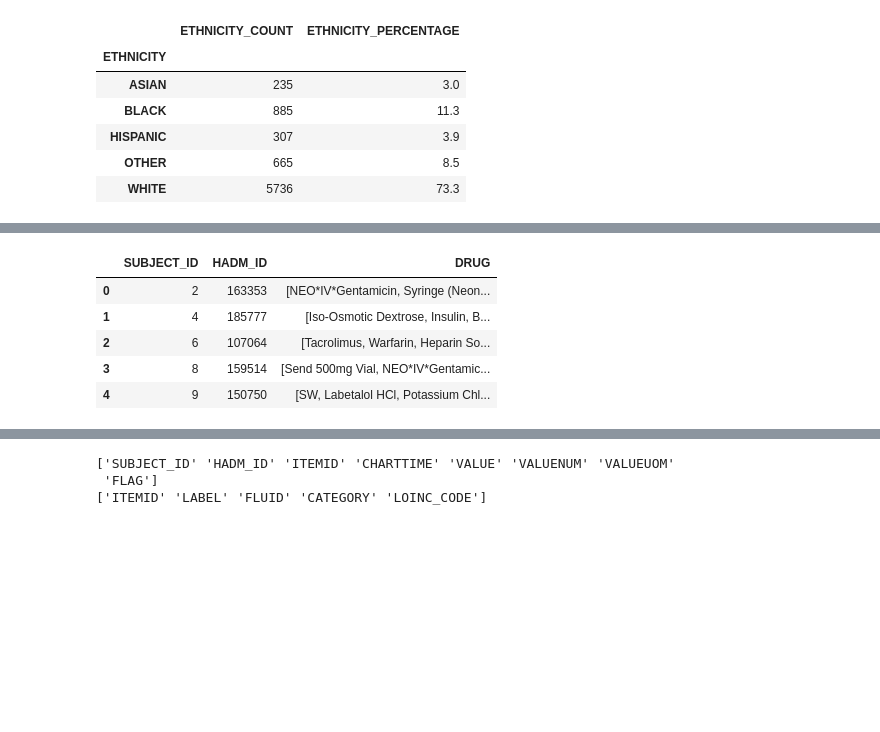
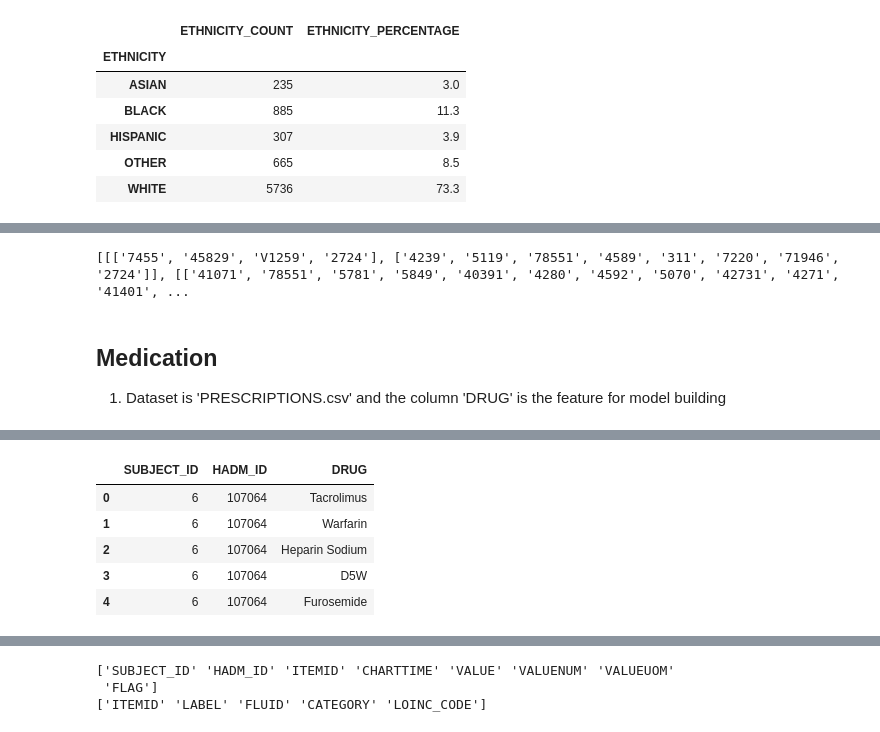
Before and after one commit to bearnomore/CS598_DL4Health, a Jupyter notebook: CS598_DL4Health_Dataset_Processing.ipynb, the cells around one changed output, grey strips where cells are left out. Cells and saved outputs as stored; diff of their text form; code cells hidden in the pictures; blank space fills up the shorter version.

```diff
--- a/CS598_DL4Health_Dataset_Processing.ipynb
+++ b/CS598_DL4Health_Dataset_Processing.ipynb
@@ -154,3 +153,17 @@ the number of ICD codes is:  1295
+# %%
+picklefile = "ICD_seq.pkl"
+with open(output_path + picklefile, "wb") as pkl_wb_obj:
+    pickle.dump(ICDs, pkl_wb_obj)
+
+# #Check if the ICD_seq was saved properly
+# with open(output_path + picklefile, "rb") as pkl_rb_obj:
+#     seqs = pickle.load(pkl_rb_obj)
+# print(seqs)
+# %% [output]
+[[['7455', '45829', 'V1259', '2724'], ['4239', '5119', '78551', '4589', '311', '7220', '71946', '2724']], [['41071', '78551', '5781', '5849', '40391', '4280', '4592', '5070', '42731', '4271', '41401', ...
+# %% [markdown]
+## Medication
+1. Dataset is 'PRESCRIPTIONS.csv' and the column 'DRUG' is the feature for model building
 # %%
 prescriptions = pd.read_csv(input_path + 'PRESCRIPTIONS.csv', low_memory=False).drop(['ROW_ID'],axis = 1)
 print(prescriptions.columns.values)
@@ -169,12 +182,11 @@ prescriptions.head()
 | 4 | 6 | 107064 | NaN | 2175-06-11 00:00:00 | 2175-06-12 00:00:00 | MAIN | Furosemide | Furosemide | ... |
 # %%
 medications = prescriptions[['SUBJECT_ID', 'HADM_ID','DRUG']]
-medications = medications.groupby(['SUBJECT_ID', 'HADM_ID']).DRUG.unique().reset_index()
 medications.head()
 # %% [output]
 |  | SUBJECT_ID | HADM_ID | DRUG |
-| 0 | 2 | 163353 | [NEO*IV*Gentamicin, Syringe (Neon... |
-| 1 | 4 | 185777 | [Iso-Osmotic Dextrose, Insulin, B... |
-| 2 | 6 | 107064 | [Tacrolimus, Warfarin, Heparin So... |
-| 3 | 8 | 159514 | [Send 500mg Vial, NEO*IV*Gentamic... |
-| 4 | 9 | 150750 | [SW, Labetalol HCl, Potassium Chl... |
+| 0 | 6 | 107064 | Tacrolimus |
+| 1 | 6 | 107064 | Warfarin |
+| 2 | 6 | 107064 | Heparin Sodium |
+| 3 | 6 | 107064 | D5W |
+| 4 | 6 | 107064 | Furosemide |
```
Also changed, not shown: parts of 21 cells of this notebook.
